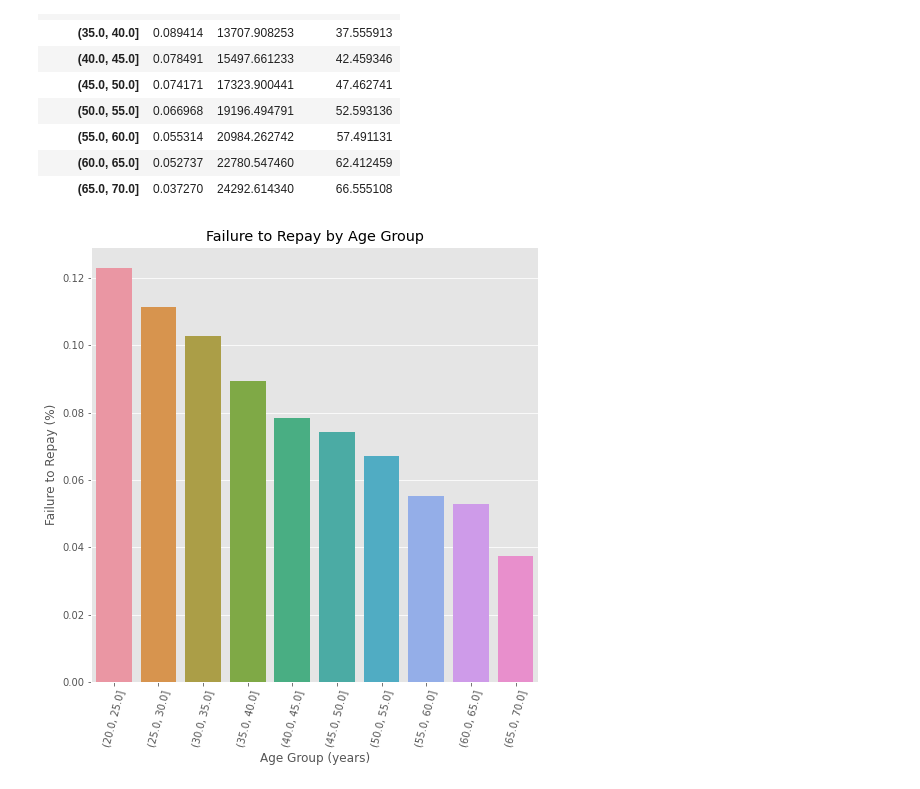
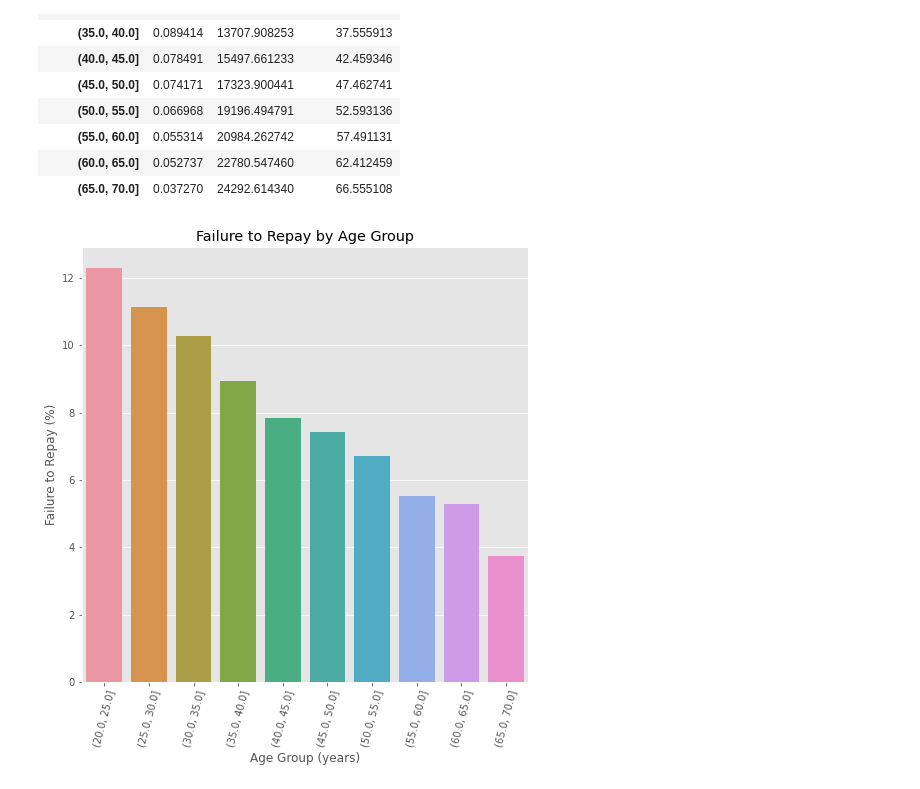
Before and after one commit to yuzonshen/ML100Days, a Jupyter notebook: homework/D016_EDA_KDEplots_HW.ipynb, the cells around one changed output. Cells and saved outputs as stored; diff of their text form; code cells hidden in the pictures.

```diff
--- a/homework/D016_EDA_KDEplots_HW.ipynb
+++ b/homework/D016_EDA_KDEplots_HW.ipynb
@@ -160,14 +179,14 @@ age_groups
 # %%
 plt.figure(figsize = (8, 8))
 
 # 以年齡區間為 x, target 為 y 繪製 barplot
 
 px = age_groups.index
-py = age_groups['TARGET']
+py = age_groups['TARGET'] * 100
 sns.barplot(px, py)
 
 # Plot labeling
 plt.xticks(rotation = 75); plt.xlabel('Age Group (years)'); plt.ylabel('Failure to Repay (%)')
 plt.title('Failure to Repay by Age Group');
 # %% [output]
-[figure, old version]
+[figure, new version]
```
Also changed, not shown: parts of 4 cells of this notebook.
